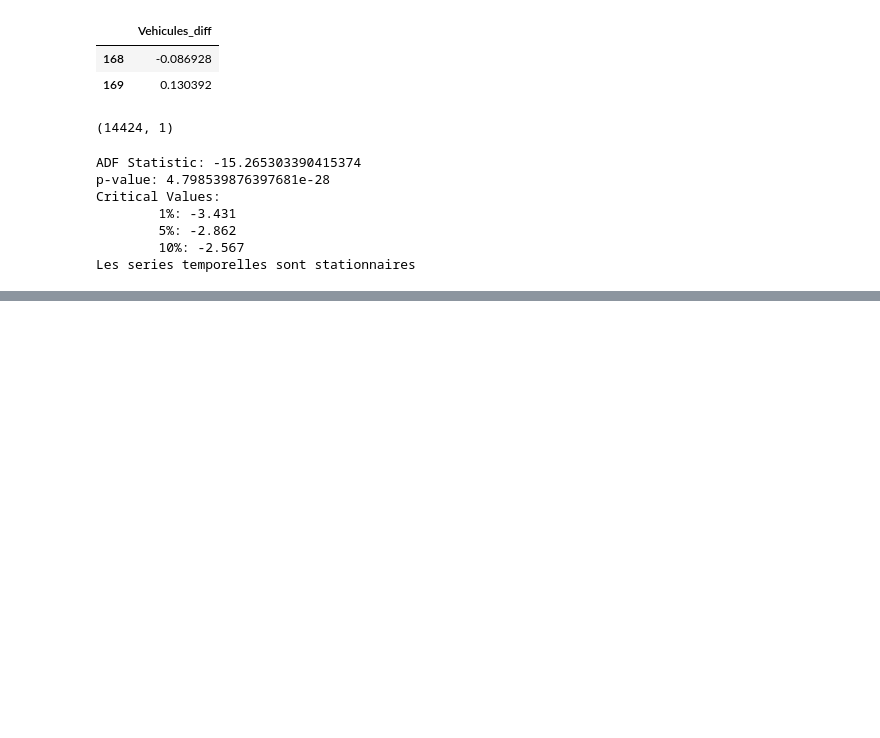
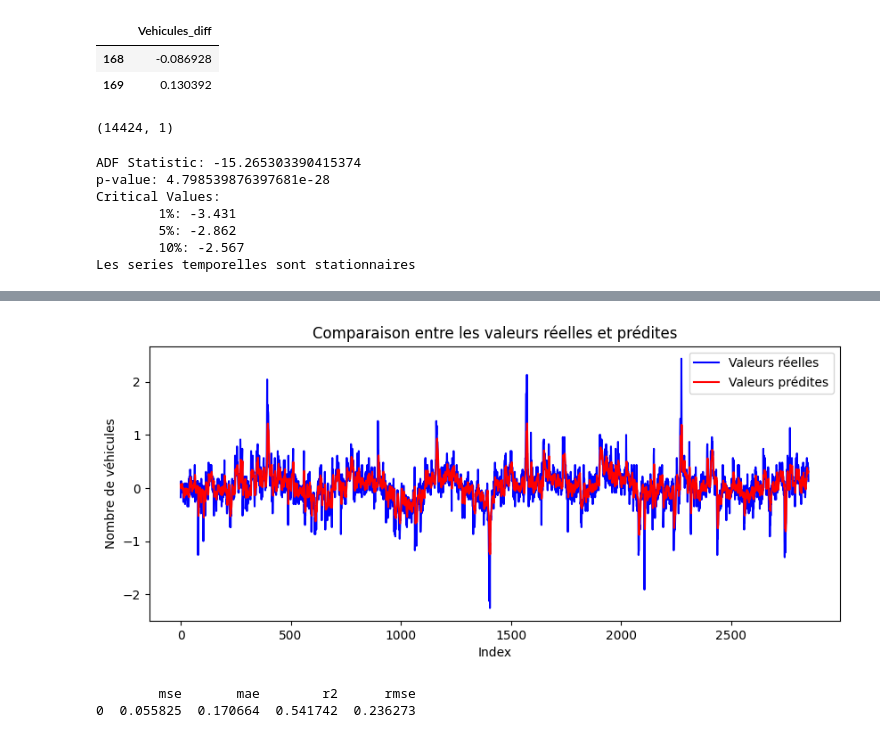
Before and after one commit to Katchoou/Estimation-du-traffic-routier---ATUT2025, a Jupyter notebook: notebook.ipynb, the cells around one changed output, grey strips where cells are left out. Saved outputs shown, nothing was run; the diff lists cells and outputs as text; code cells hidden in the pictures; blank space fills up the shorter version.

Commit message:
Creation du premier model LSTM

```diff
--- a/notebook.ipynb
+++ b/notebook.ipynb
@@ -306,3 +309,28 @@ X_test, y_test = Def_Features_Target(traffic_test)
+# %%
+# NOus definions en meme temps les fonctions d'evaluation de nos modeles d'apprentissage automatique
+def Evaluation_metrics(y_true, y_pred):
+    metrics = {}
+    mse = mean_squared_error(y_true, y_pred)
+    mae = mean_absolute_error(y_true, y_pred)
+    r2 = r2_score(y_true, y_pred)
+    rmse = root_mean_squared_error(y_true, y_pred)
+    metrics["mse"] = mse
+    metrics["mae"] =mae
+    metrics["r2"] = r2
+    metrics["rmse"] = rmse
+    return pd.DataFrame([metrics])
+
+def predictions_plot(y_true, y_pred):
+    plt.figure(figsize=(10, 4))
+    plt.plot(y_true, label="Valeurs réelles", color='blue')
+    plt.plot(y_pred, label="Valeurs prédites", color='red')
+    plt.title("Comparaison entre les valeurs réelles et prédites")
+    plt.xlabel("Index")
+    plt.ylabel("Nombre de véhicules")
+    plt.legend()
+    plt.show()
 # %%
 ########## Comme nous somme en face des sequences, on va utiliser ici
 # LSTM et GRU pour la modelisation de nos données.
+# %%
+expo_decay = ExponentialDecay(initial_learning_rate=0.01, decay_steps=10000, decay_rate=0.9)
@@ -308,0 +345,17 @@ X_test, y_test = Def_Features_Target(traffic_test)
+# %%
+def MY_LSTM_MODEL(X_train, y_train, X_test, y_test):
+    early_stopping = callbacks.EarlyStopping(min_delta=0.001, patience=10, restore_best_weights=True)
+    model = Sequential()
+    model.add(LSTM(units = 120, activation='tanh', return_sequences=True, input_shape=(X_train.shape[1], 1)))
+    model.add(Dropout(0.2))
+    model.add(LSTM(units = 60, activation='tanh', input_shape=(X_train.shape[1], 1)))
+    model.add(Dropout(0.2))
+    model.add(Dense(units = 1))
+
+    model.compile(optimizer=SGD(learning_rate=expo_decay, momentum=0.95), loss='mean_squared_error' )
+    model.fit(X_train,y_train, validation_data=(X_test, y_test), epochs=50, batch_size=120,callbacks=[early_stopping])
+    y_pred = model.predict(X_test)
+    return y_pred, model
+# %%
+# Appel de notre modele LSTM pour la jonction 1
+y_pred, my_lstm = MY_LSTM_MODEL(X_train, y_train, X_test, y_test)
@@ -309,2 +380,12 @@ X_test, y_test = Def_Features_Target(traffic_test)
+# %%
+predictions_plot(y_test, y_pred)
+# %% [output]
+[figure, added]
+# %%
+metrics = Evaluation_metrics(y_test, y_pred)
+print(metrics)
+# %% [output]
+        mse       mae        r2      rmse
+0  0.055825  0.170664  0.541742  0.236273
 # %%
 # Modelisation avec LSTM
```
Also changed, not shown: parts of 11 cells of this notebook.
